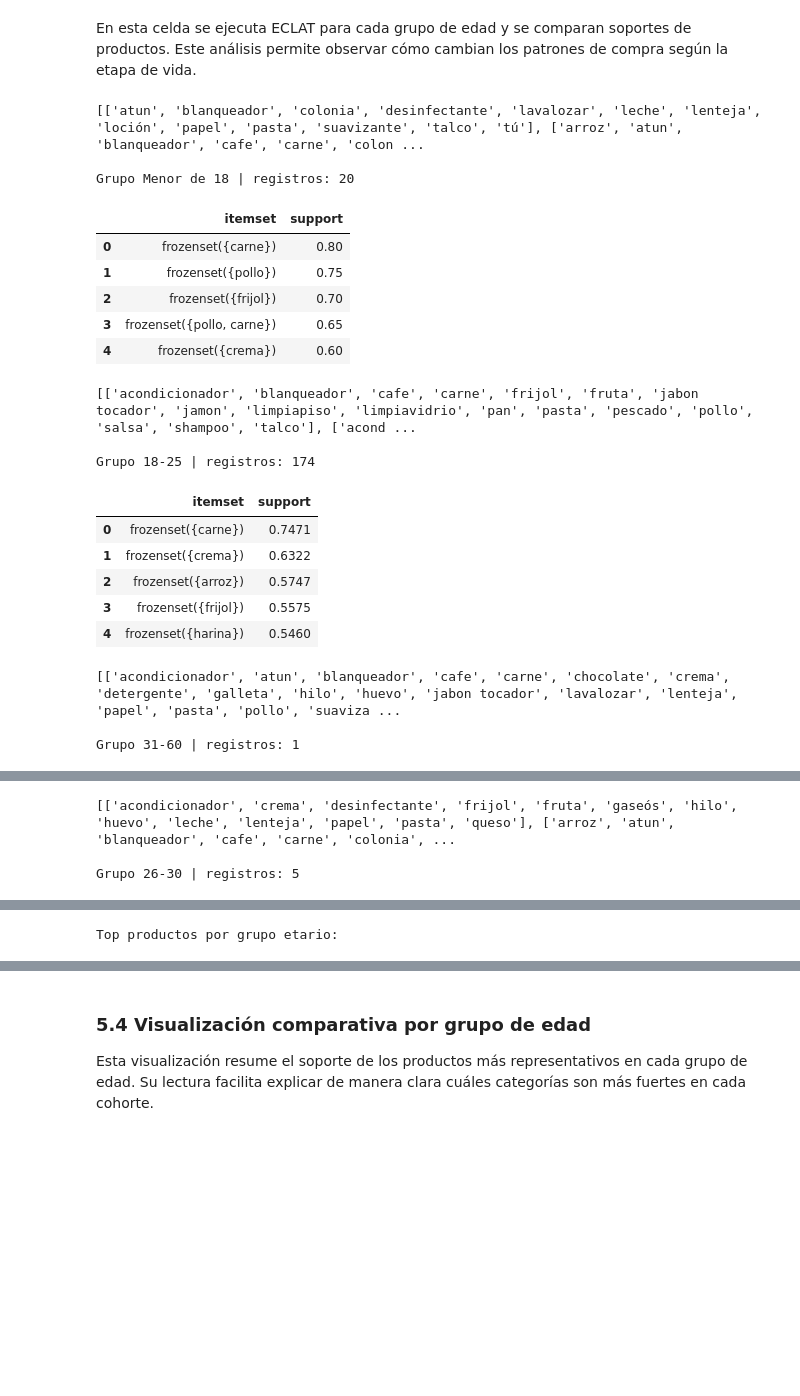
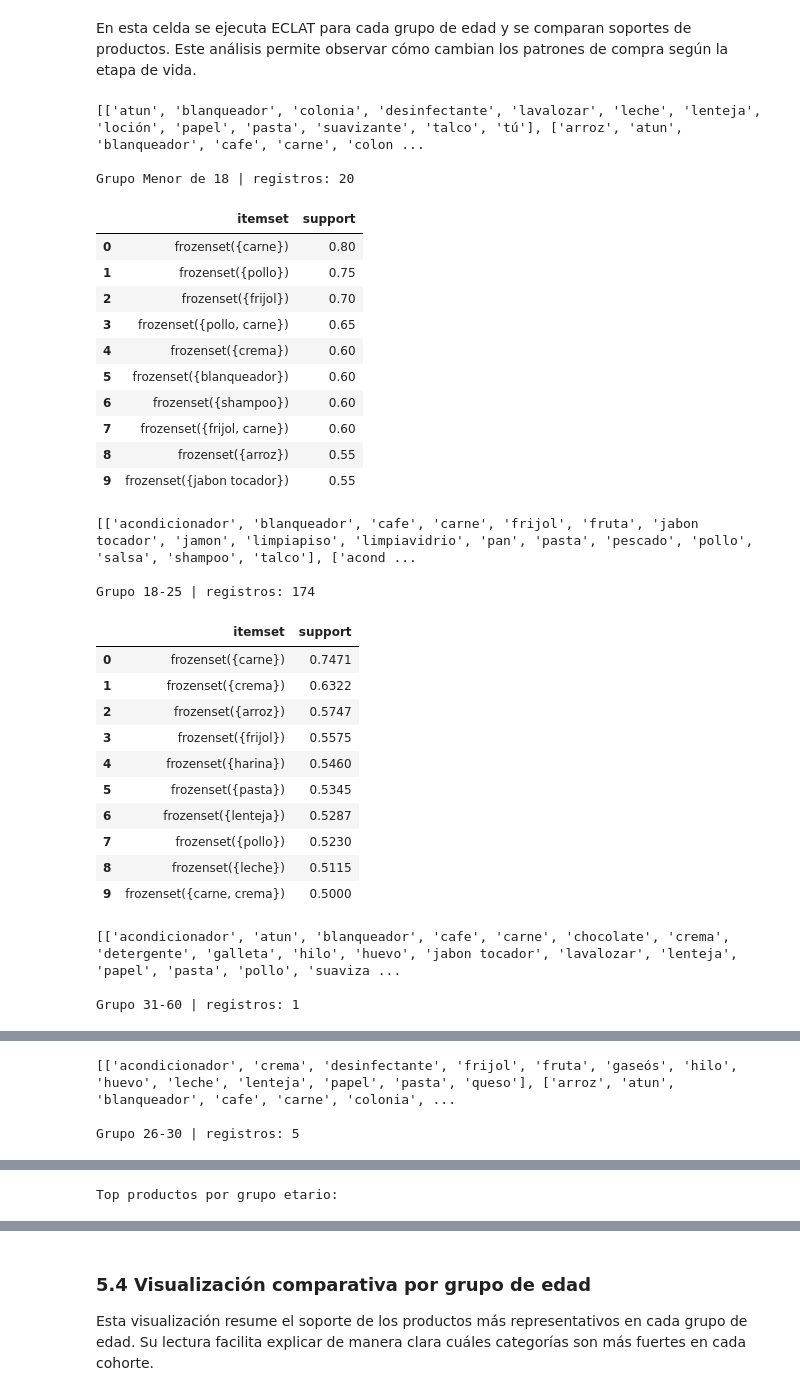
Before and after one commit to 5arSanti/data-mining-eclat, a Jupyter notebook: main.ipynb, the cells around one changed output, grey strips where cells are left out. Cells and saved outputs as stored; diff of their text form; code cells hidden in the pictures; blank space fills up the shorter version.

```diff
--- a/main.ipynb
+++ b/main.ipynb
@@ -763,7 +763,7 @@ if not rules_df.empty:
     nx.draw_networkx_nodes(graph, pos, node_size=1400, node_color='lightblue')
     nx.draw_networkx_labels(graph, pos, font_size=9)
     nx.draw_networkx_edges(graph, pos, width=widths, edge_color='gray', arrows=True, alpha=0.7)
-    plt.title('Red de afinidad (Top 20 reglas por affinity)')
+    plt.title('Red de afinidad (Top 25 reglas por affinity)')
     plt.axis('off')
     plt.show()
 else:
@@ -818,7 +818,7 @@ for estrato in sorted(df_final['estrato_nse'].dropna().astype(str).unique()):
     estrato_results[estrato] = subset_freq
 
     print(f'\nEstrato {estrato} | registros: {len(subset)}')
-    display(subset_freq.head(5))
+    display(subset_freq.head(10))
 
     product_support = (subset_products.sum() / max(len(subset_products), 1)).rename(estrato)
     estrato_support_rows.append(product_support.to_frame().T)
@@ -893,34 +913,39 @@ edad_support_rows: list[pd.DataFrame] = []
 
 for grupo in df_final['grupo_edad'].dropna().astype(str).unique():
     subset = df_final[df_final['grupo_edad'].astype(str) == grupo]
     subset_freq, _, subset_products = run_eclat(subset, min_support=MIN_SUPPORT, max_len=MAX_ITEMSET)
     edad_results[grupo] = subset_freq
 
     print(f'\nGrupo {grupo} | registros: {len(subset)}')
-    display(subset_freq.head(5))
+    display(subset_freq.head(10))
 
     product_support = (subset_products.sum() / max(len(subset_products), 1)).rename(grupo)
     edad_support_rows.append(product_support.to_frame().T)
 
 edad_support_df = pd.concat(edad_support_rows, axis=0).fillna(0)
 common_age_top_10 = edad_support_df.mean(axis=0).sort_values(ascending=False).head(10).index
 
 top_por_grupo = {
     grupo: soportes.sort_values(ascending=False).head(10).index.tolist()
     for grupo, soportes in edad_support_df.iterrows()
 }
 print('Top productos por grupo etario:')
 display(pd.DataFrame.from_dict(top_por_grupo, orient='index').T)
 # %% [output]
 [['atun', 'blanqueador', 'colonia', 'desinfectante', 'lavalozar', 'leche', 'lenteja', 'loción', 'papel', 'pasta', 'suavizante', 'talco', 'tú'], ['arroz', 'atun', 'blanqueador', 'cafe', 'carne', 'colon ...
 
 Grupo Menor de 18 | registros: 20
 |  | itemset | support |
 | 0 | frozenset({carne}) | 0.80 |
 | 1 | frozenset({pollo}) | 0.75 |
 | 2 | frozenset({frijol}) | 0.70 |
 | 3 | frozenset({pollo, carne}) | 0.65 |
 | 4 | frozenset({crema}) | 0.60 |
+| 5 | frozenset({blanqueador}) | 0.60 |
+| 6 | frozenset({shampoo}) | 0.60 |
+| 7 | frozenset({frijol, carne}) | 0.60 |
+| 8 | frozenset({arroz}) | 0.55 |
+| 9 | frozenset({jabon tocador}) | 0.55 |
 [['acondicionador', 'blanqueador', 'cafe', 'carne', 'frijol', 'fruta', 'jabon tocador', 'jamon', 'limpiapiso', 'limpiavidrio', 'pan', 'pasta', 'pescado', 'pollo', 'salsa', 'shampoo', 'talco'], ['acond ...
 
 Grupo 18-25 | registros: 174
@@ -930,6 +955,11 @@ Grupo 18-25 | registros: 174
 | 2 | frozenset({arroz}) | 0.5747 |
 | 3 | frozenset({frijol}) | 0.5575 |
 | 4 | frozenset({harina}) | 0.5460 |
+| 5 | frozenset({pasta}) | 0.5345 |
+| 6 | frozenset({lenteja}) | 0.5287 |
+| 7 | frozenset({pollo}) | 0.5230 |
+| 8 | frozenset({leche}) | 0.5115 |
+| 9 | frozenset({carne, crema}) | 0.5000 |
 [['acondicionador', 'atun', 'blanqueador', 'cafe', 'carne', 'chocolate', 'crema', 'detergente', 'galleta', 'hilo', 'huevo', 'jabon tocador', 'lavalozar', 'lenteja', 'papel', 'pasta', 'pollo', 'suaviza ...
 
 Grupo 31-60 | registros: 1
```
Also changed, not shown: parts of 4 cells of this notebook.
